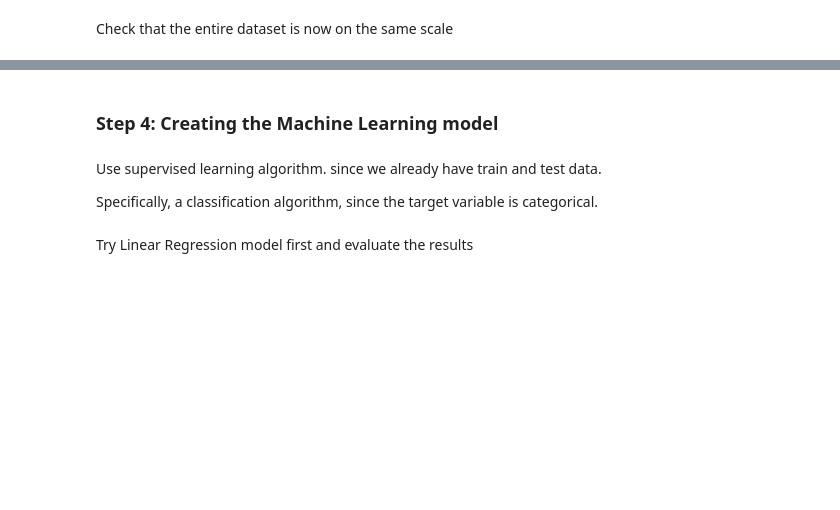
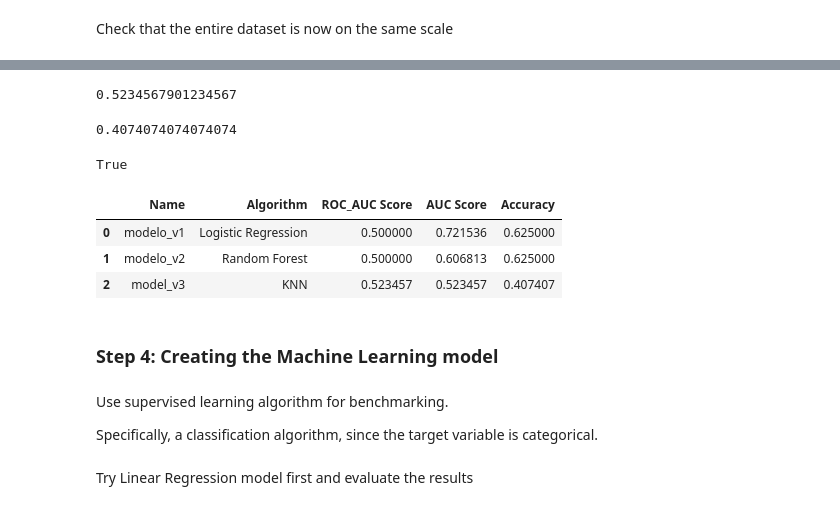
Before and after one commit to izabellapoliv/my_datascience-notebook, a Jupyter notebook: jupyterlab/work/titanic_challenge/create_model.ipynb, the cells around one changed output, grey strips where cells are left out. Saved outputs shown, nothing was run; the diff lists cells and outputs as text; code cells hidden in the pictures; blank space fills up the shorter version.

```diff
--- a/jupyterlab/work/titanic_challenge/create_model.ipynb
+++ b/jupyterlab/work/titanic_challenge/create_model.ipynb
@@ -405,6 +783,37 @@ df.describe()
+# %%
+auc_v3 = auc(fpr_v3, tpr_v3)
+print(auc_v3)
+# %% [output]
+0.5234567901234567
+# %%
+accuracy_v3 = accuracy_score(y_test, y_pred_v3)
+print(accuracy_v3)
+# %% [output]
+0.4074074074074074
+# %%
+pickled_object = pickle.dumps(model_v3)
+redis_conn.set('models.model_v3', pickled_object)
+# %% [output]
+True
+# %%
+# Dicionário com as métricas do modelo_v3
+dict_model_v3 = {'Name': 'model_v3',
+                  'Algorithm': 'KNN',
+                  'ROC_AUC Score': roc_auc_v3,
+                  'AUC Score': auc_v3,
+                  'Accuracy': accuracy_v3}
+# %%
+df_models = df_models.append(dict_model_v3, ignore_index = True)
+# %%
+display(df_models)
+# %% [output]
+|  | Name | Algorithm | ROC_AUC Score | AUC Score | Accuracy |
+| 0 | modelo_v1 | Logistic Regression | 0.500000 | 0.721536 | 0.625000 |
+| 1 | modelo_v2 | Random Forest | 0.500000 | 0.606813 | 0.625000 |
+| 2 | model_v3 | KNN | 0.523457 | 0.523457 | 0.407407 |
 # %% [markdown]
 ### Step 4: Creating the Machine Learning model
 # %% [markdown]
-Use supervised learning algorithm. since we already have train and test data.
+Use supervised learning algorithm for benchmarking.
 
 Specifically, a classification algorithm, since the target variable is categorical.
```
Also changed, not shown: parts of 102 cells of this notebook, 2 other files.
